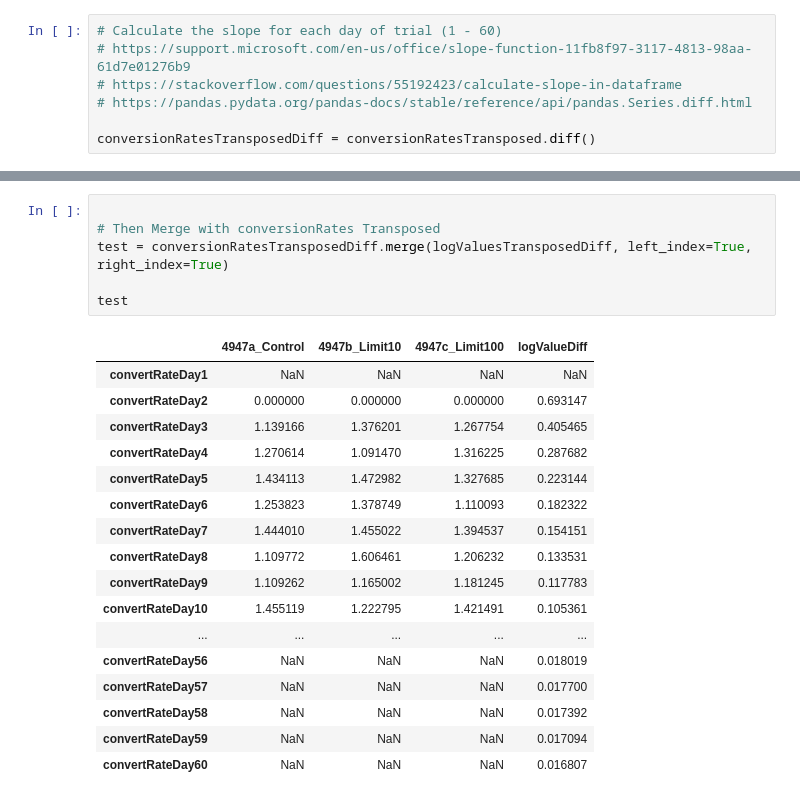
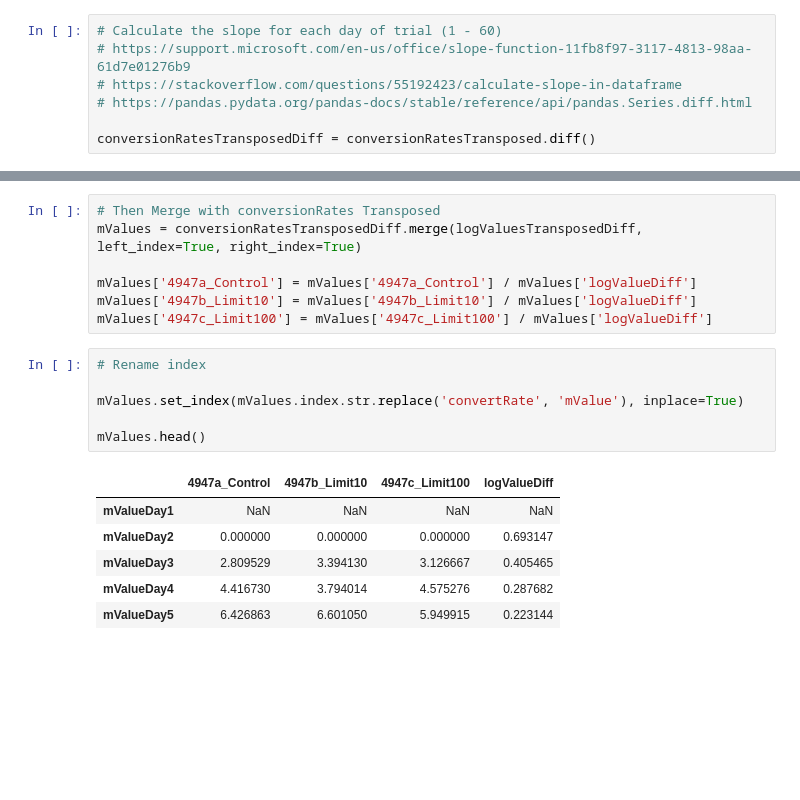
Before and after one commit to mattpupa/AB_TestForecast, a Jupyter notebook: AB_TestForecast_v1.ipynb, the cells around one changed output, grey strips where cells are left out. Cells and saved outputs as stored; diff of their text form; blank space fills up the shorter version.

Commit message:
Added code that gets slope of conversion for each day in trial

```diff
--- a/AB_TestForecast_v1.ipynb
+++ b/AB_TestForecast_v1.ipynb
@@ -262,24 +253,20 @@ logValuesTransposedDiff
 # %%
+# Then Merge with conversionRates Transposed
+mValues = conversionRatesTransposedDiff.merge(logValuesTransposedDiff, left_index=True, right_index=True)
 
-# Then Merge with conversionRates Transposed
-test = conversionRatesTransposedDiff.merge(logValuesTransposedDiff, left_index=True, right_index=True)
-
-test
+mValues['4947a_Control'] = mValues['4947a_Control'] / mValues['logValueDiff']
+mValues['4947b_Limit10'] = mValues['4947b_Limit10'] / mValues['logValueDiff']
+mValues['4947c_Limit100'] = mValues['4947c_Limit100'] / mValues['logValueDiff']
-# %% [output]
-|  | 4947a_Control | 4947b_Limit10 | 4947c_Limit100 | logValueDiff |
-| convertRateDay1 | NaN | NaN | NaN | NaN |
-| convertRateDay2 | 0.000000 | 0.000000 | 0.000000 | 0.693147 |
-| convertRateDay3 | 1.139166 | 1.376201 | 1.267754 | 0.405465 |
-| convertRateDay4 | 1.270614 | 1.091470 | 1.316225 | 0.287682 |
-| convertRateDay5 | 1.434113 | 1.472982 | 1.327685 | 0.223144 |
-| convertRateDay6 | 1.253823 | 1.378749 | 1.110093 | 0.182322 |
-| convertRateDay7 | 1.444010 | 1.455022 | 1.394537 | 0.154151 |
-| convertRateDay8 | 1.109772 | 1.606461 | 1.206232 | 0.133531 |
-| convertRateDay9 | 1.109262 | 1.165002 | 1.181245 | 0.117783 |
-| convertRateDay10 | 1.455119 | 1.222795 | 1.421491 | 0.105361 |
-| ... | ... | ... | ... | ... |
-| convertRateDay56 | NaN | NaN | NaN | 0.018019 |
-| convertRateDay57 | NaN | NaN | NaN | 0.017700 |
-| convertRateDay58 | NaN | NaN | NaN | 0.017392 |
-| convertRateDay59 | NaN | NaN | NaN | 0.017094 |
-| convertRateDay60 | NaN | NaN | NaN | 0.016807 |
+# %%
+# Rename index
+
+mValues.set_index(mValues.index.str.replace('convertRate', 'mValue'), inplace=True)
+
+mValues.head()
+# %% [output]
+|  | 4947a_Control | 4947b_Limit10 | 4947c_Limit100 | logValueDiff |
+| mValueDay1 | NaN | NaN | NaN | NaN |
+| mValueDay2 | 0.000000 | 0.000000 | 0.000000 | 0.693147 |
+| mValueDay3 | 2.809529 | 3.394130 | 3.126667 | 0.405465 |
+| mValueDay4 | 4.416730 | 3.794014 | 4.575276 | 0.287682 |
+| mValueDay5 | 6.426863 | 6.601050 | 5.949915 | 0.223144 |
```
Also changed, not shown: parts of 1 cell of this notebook.
